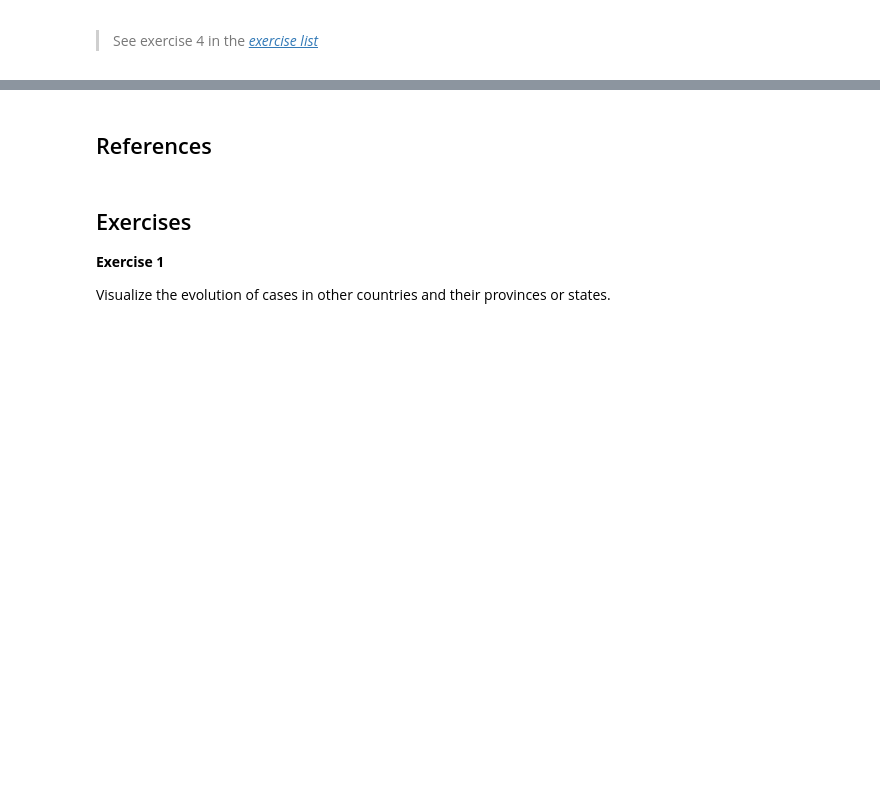
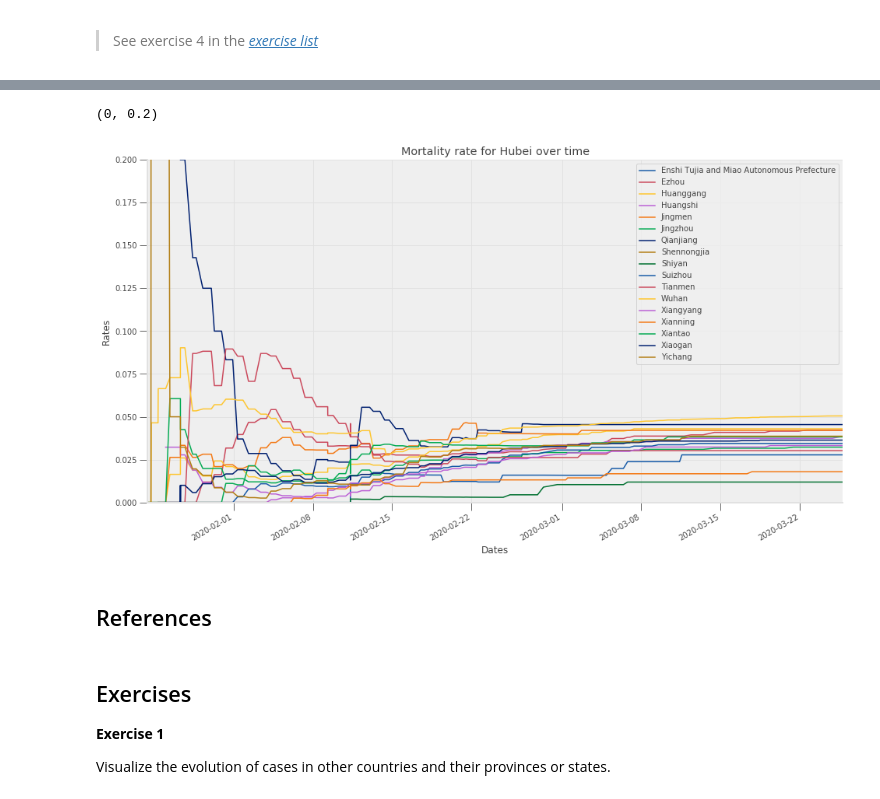
Before and after one commit to ubcecon/ECON323_2020, a Jupyter notebook: extra_notebooks/covid-trends.ipynb, the cells around one changed output, grey strips where cells are left out. Saved outputs shown, nothing was run; the diff lists cells and outputs as text; code cells hidden in the pictures; blank space fills up the shorter version.

```diff
--- a/extra_notebooks/covid-trends.ipynb
+++ b/extra_notebooks/covid-trends.ipynb
@@ -744,3 +823,21 @@ ax.set_xlabel("Time")
+# %%
+dt_china["mortalityrate"] = dt_china["city_deadCount"] / dt_china["city_confirmedCount"]
+# %%
+province_name = "Hubei"
+cur_province = dt_china.groupby("provinceEnglishName").get_group(province_name)
+
+fig, ax = plt.subplots(figsize=(16,9))
+for city, df in cur_province.reset_index().groupby("cityEnglishName"):
+    df.plot(x="updateTime",y="mortalityrate", ax = ax, label = city)
+
+# ax.legend().set_visible(False)
+ax.set_title(f"Mortality rate for {province_name} over time")
+ax.set_xlabel("Dates")
+ax.set_ylabel("Rates")
+ax.set_ylim([0, 0.2])
+# %% [output]
+(0, 0.2)
+[figure, added]
 # %% [markdown]
 ## References
 # %% [markdown]
```
Also changed, not shown: parts of 13 cells of this notebook.
